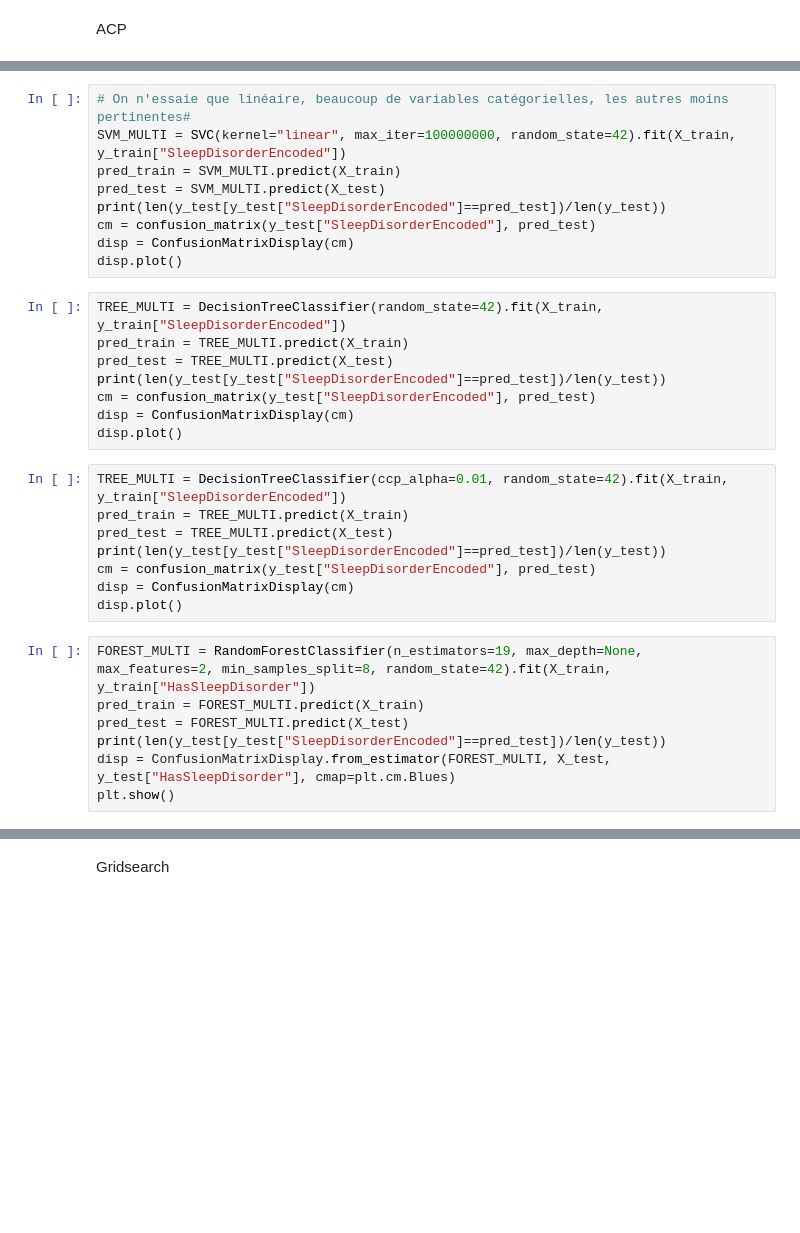
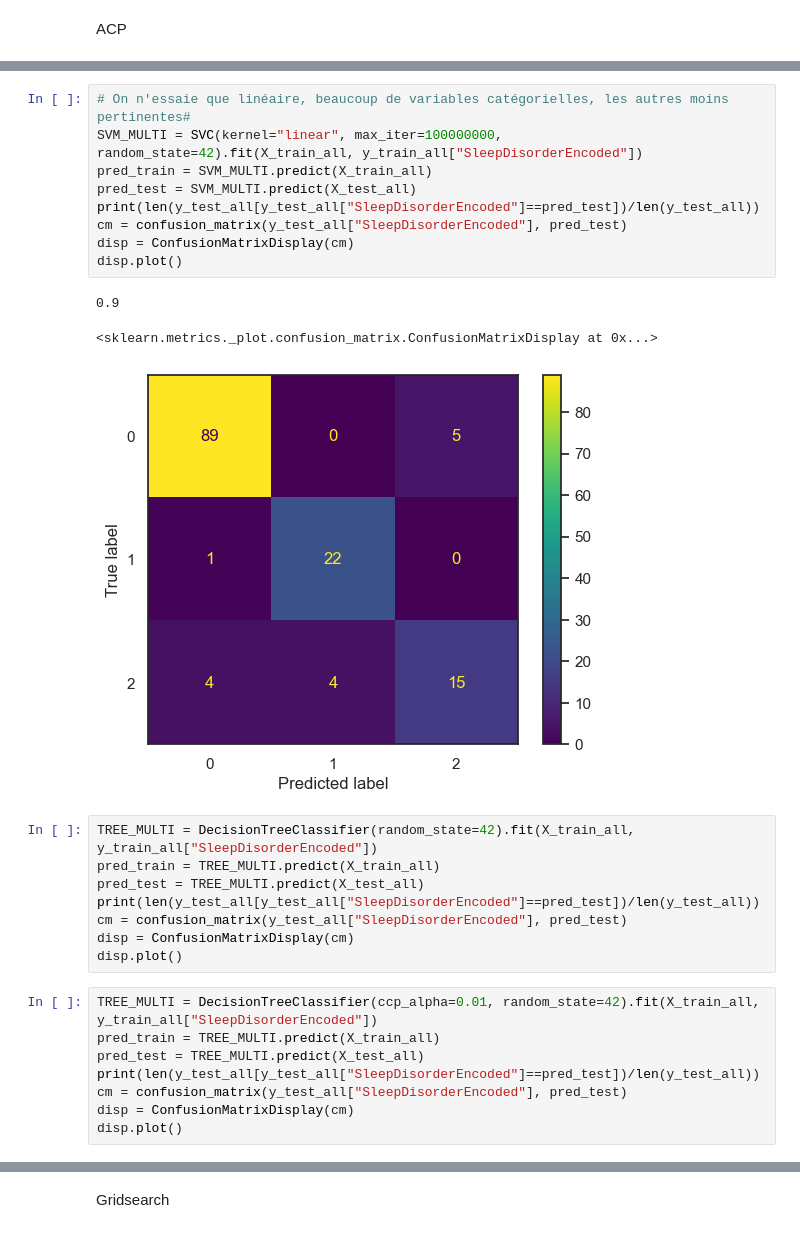
Before and after one commit to VinhHoaTU/Sleep-Problem-Detection, a Jupyter notebook: Script/Notebook.ipynb, the cells around one changed output, grey strips where cells are left out. Drawn from its saved outputs; the diff is of its cells as text; blank space fills up the shorter version.

```diff
--- a/Script/Notebook.ipynb
+++ b/Script/Notebook.ipynb
@@ -311,32 +310,29 @@ disp.plot()
 # %%
 # On n'essaie que linéaire, beaucoup de variables catégorielles, les autres moins pertinentes#
-SVM_MULTI = SVC(kernel="linear", max_iter=100000000, random_state=42).fit(X_train, y_train["SleepDisorderEncoded"])
-pred_train = SVM_MULTI.predict(X_train)
-pred_test = SVM_MULTI.predict(X_test)
-print(len(y_test[y_test["SleepDisorderEncoded"]==pred_test])/len(y_test))
-cm = confusion_matrix(y_test["SleepDisorderEncoded"], pred_test)
+SVM_MULTI = SVC(kernel="linear", max_iter=100000000, random_state=42).fit(X_train_all, y_train_all["SleepDisorderEncoded"])
+pred_train = SVM_MULTI.predict(X_train_all)
+pred_test = SVM_MULTI.predict(X_test_all)
+print(len(y_test_all[y_test_all["SleepDisorderEncoded"]==pred_test])/len(y_test_all))
+cm = confusion_matrix(y_test_all["SleepDisorderEncoded"], pred_test)
 disp = ConfusionMatrixDisplay(cm)
 disp.plot()
+# %% [output]
+0.9
+<sklearn.metrics._plot.confusion_matrix.ConfusionMatrixDisplay at 0x...>
+[figure, added]
 # %%
-TREE_MULTI = DecisionTreeClassifier(random_state=42).fit(X_train, y_train["SleepDisorderEncoded"])
-pred_train = TREE_MULTI.predict(X_train)
-pred_test = TREE_MULTI.predict(X_test)
-print(len(y_test[y_test["SleepDisorderEncoded"]==pred_test])/len(y_test))
-cm = confusion_matrix(y_test["SleepDisorderEncoded"], pred_test)
+TREE_MULTI = DecisionTreeClassifier(random_state=42).fit(X_train_all, y_train_all["SleepDisorderEncoded"])
+pred_train = TREE_MULTI.predict(X_train_all)
+pred_test = TREE_MULTI.predict(X_test_all)
+print(len(y_test_all[y_test_all["SleepDisorderEncoded"]==pred_test])/len(y_test_all))
+cm = confusion_matrix(y_test_all["SleepDisorderEncoded"], pred_test)
 disp = ConfusionMatrixDisplay(cm)
 disp.plot()
 # %%
-TREE_MULTI = DecisionTreeClassifier(ccp_alpha=0.01, random_state=42).fit(X_train, y_train["SleepDisorderEncoded"])
-pred_train = TREE_MULTI.predict(X_train)
-pred_test = TREE_MULTI.predict(X_test)
-print(len(y_test[y_test["SleepDisorderEncoded"]==pred_test])/len(y_test))
-cm = confusion_matrix(y_test["SleepDisorderEncoded"], pred_test)
+TREE_MULTI = DecisionTreeClassifier(ccp_alpha=0.01, random_state=42).fit(X_train_all, y_train_all["SleepDisorderEncoded"])
+pred_train = TREE_MULTI.predict(X_train_all)
+pred_test = TREE_MULTI.predict(X_test_all)
+print(len(y_test_all[y_test_all["SleepDisorderEncoded"]==pred_test])/len(y_test_all))
+cm = confusion_matrix(y_test_all["SleepDisorderEncoded"], pred_test)
 disp = ConfusionMatrixDisplay(cm)
 disp.plot()
-# %%
-FOREST_MULTI = RandomForestClassifier(n_estimators=19, max_depth=None, max_features=2, min_samples_split=8, random_state=42).fit(X_train, y_train["HasSleepDisorder"])
-pred_train = FOREST_MULTI.predict(X_train)
-pred_test = FOREST_MULTI.predict(X_test)
-print(len(y_test[y_test["SleepDisorderEncoded"]==pred_test])/len(y_test))
-disp = ConfusionMatrixDisplay.from_estimator(FOREST_MULTI, X_test, y_test["HasSleepDisorder"], cmap=plt.cm.Blues)
-plt.show()
```
Also changed, not shown: parts of 26 cells of this notebook.
